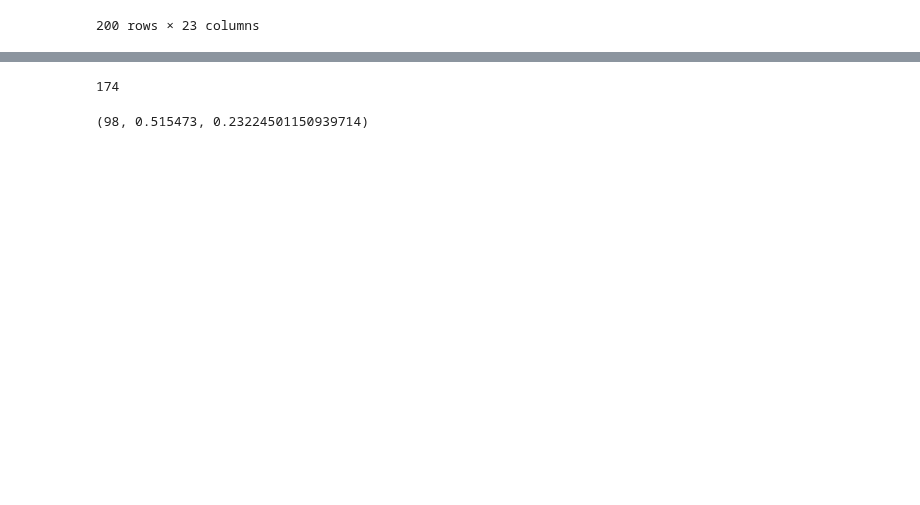
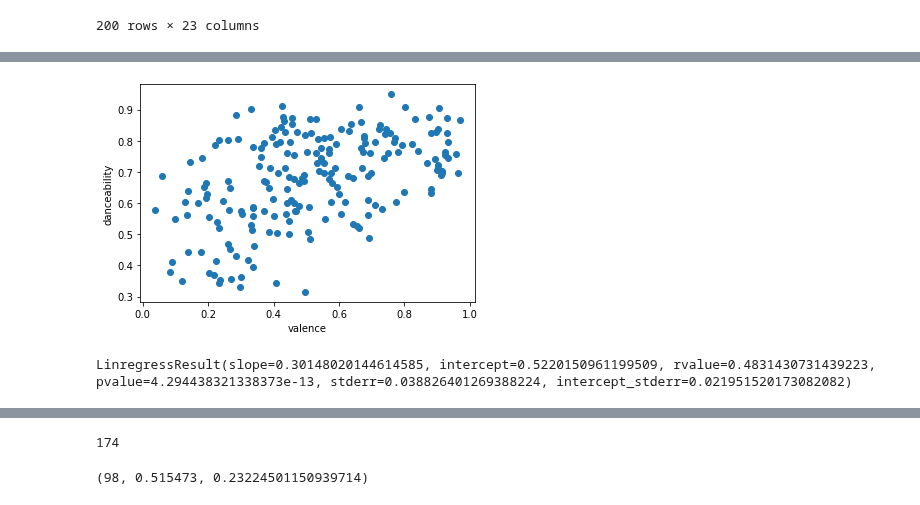
Before and after one commit to mbruns13/project_1_spotify, a Jupyter notebook: slone_spotify.ipynb, the cells around one changed output, grey strips where cells are left out. Saved outputs shown, nothing was run; the diff lists cells and outputs as text; code cells hidden in the pictures; blank space fills up the shorter version.

```diff
--- a/slone_spotify.ipynb
+++ b/slone_spotify.ipynb
@@ -181,0 +184,18 @@ LinregressResult(slope=0.5183406029767171, intercept=0.1728731867595239, rvalue=
+# %%
+#plot valence and danceability to see what they look like
+plt.figure()
+plt.scatter(valence,danceability)
+plt.xlabel('valence')
+plt.ylabel('danceability')
+plt.show()
+# %% [output]
+[figure, added]
+# %%
+#look at the statistical relationship between valence and danceability
+valdance_regress = linregress(valence, danceability)
+m=valdance_regress[0]
+b=valdance_regress[1]
+
+valdance_regress
+# %% [output]
+LinregressResult(slope=0.30148020144614585, intercept=0.5220150961199509, rvalue=0.4831430731439223, pvalue=4.294438321338373e-13, stderr=0.038826401269388224, intercept_stderr=0.021951520173082082)
```
Also changed, not shown: parts of 13 cells of this notebook, 3 other files.
